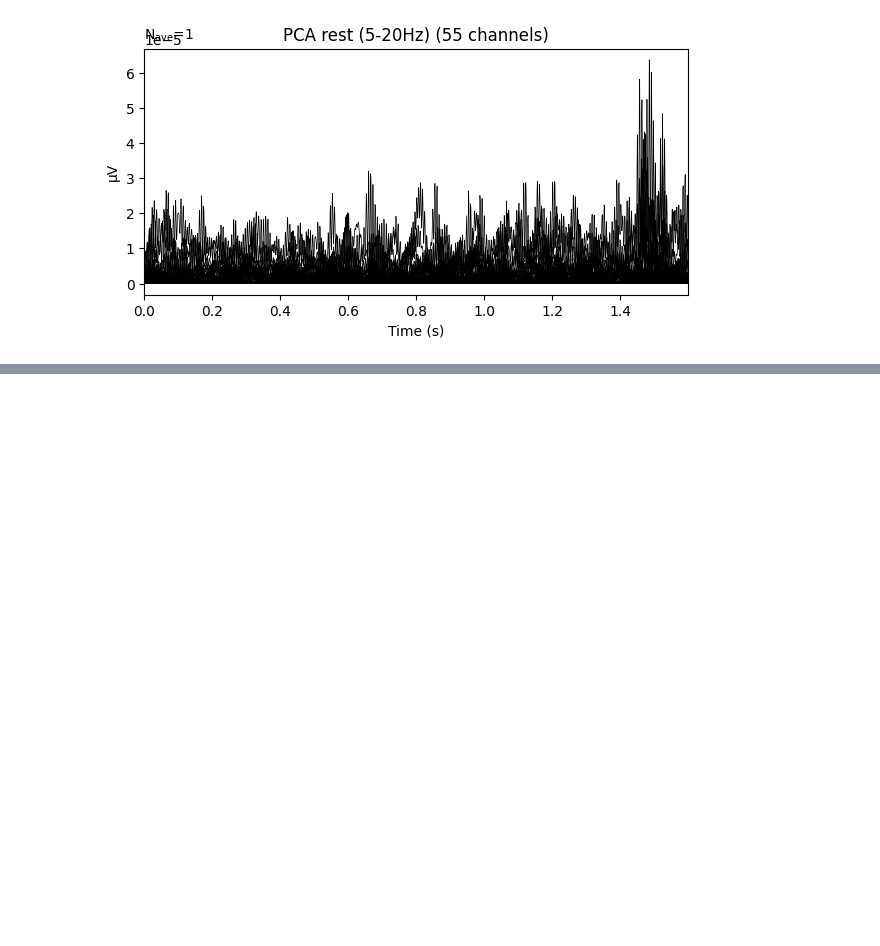
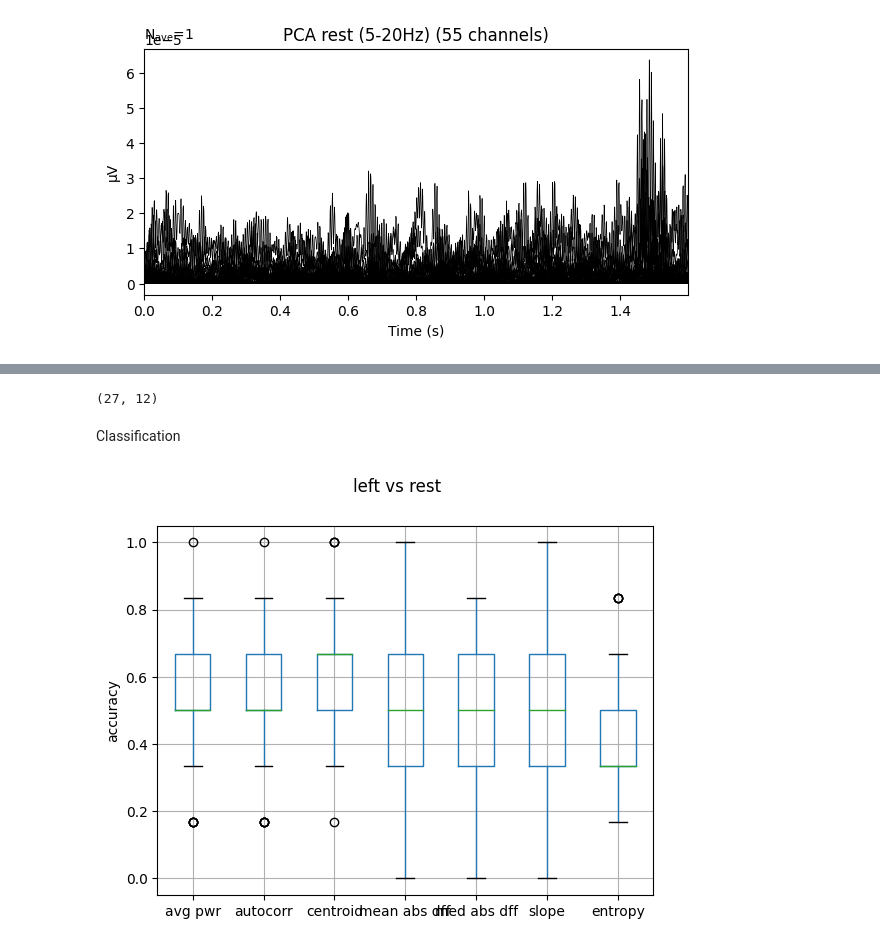
Before and after one commit to donalbertico/bci-analysis, a Jupyter notebook: ah/feature_extraction.ipynb, the cells around one changed output, grey strips where cells are left out. Drawn from its saved outputs; the diff is of its cells as text; code cells hidden in the pictures; blank space fills up the shorter version.

```diff
--- a/ah/feature_extraction.ipynb
+++ b/ah/feature_extraction.ipynb
@@ -239,0 +238,30 @@ a = np.array([5,4,6,7])
+# %%
+#Entropy with Kernel estimator
+X_ent = np.apply_along_axis(entropy, 2, X)
+X_ent.shape
+# %% [output]
+(27, 12)
+# %% [markdown]
+Classification
+# %%
+cv = ShuffleSplit(n_splits=100, test_size=0.2, random_state=34)
+lda = LinearDiscriminantAnalysis()
+# %%
+scores_avg = cross_val_score(lda, X_avg, y, scoring='accuracy', cv=cv, n_jobs=4)
+scores_autoc = cross_val_score(lda, X_autoc, y, scoring='accuracy', cv=cv, n_jobs=4)
+scores_centr = cross_val_score(lda, X_centr, y, scoring='accuracy', cv=cv, n_jobs=4)
+scores_mean_dff = cross_val_score(lda, X_mean_abs_dff, y, scoring='accuracy', cv=cv, n_jobs=4)
+scores_median_dff = cross_val_score(lda, X_median_abs_dff, y, scoring='accuracy', cv=cv, n_jobs=4)
+scores_slope = cross_val_score(lda, X_mean_abs_dff, y, scoring='accuracy', cv=cv, n_jobs=4)
+scores_ent = cross_val_score(lda, X_ent, y, scoring='accuracy', cv=cv, n_jobs=4)
+# %%
+scores = [scores_avg, scores_autoc, scores_centr, scores_mean_dff, scores_median_dff, scores_slope, scores_ent]
+scores_df = pd.DataFrame(data=np.transpose(scores), columns=['avg pwr', 'autocorr', 'centroid', 'mean abs dff', 'med abs dff', 'slope', 'entropy'])
+# %%
+csp_fig, axes = plt.subplots(1)
+scores_df.boxplot(ax=axes)
+axes.set_ylabel('accuracy')
+csp_fig.suptitle('left vs rest')
+plt.show()
+# %% [output]
+[figure, added]
```
Also changed, not shown: parts of 19 cells of this notebook, 1 other file.
